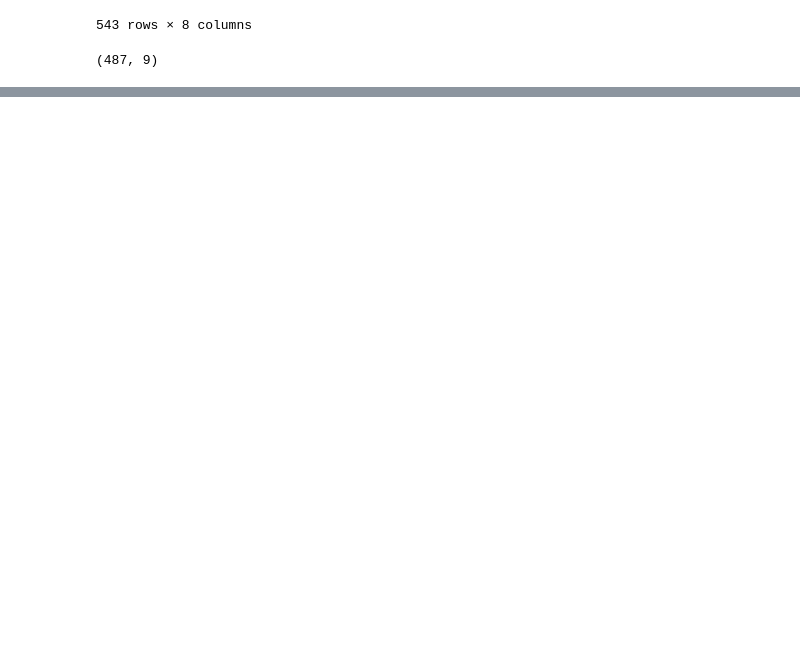
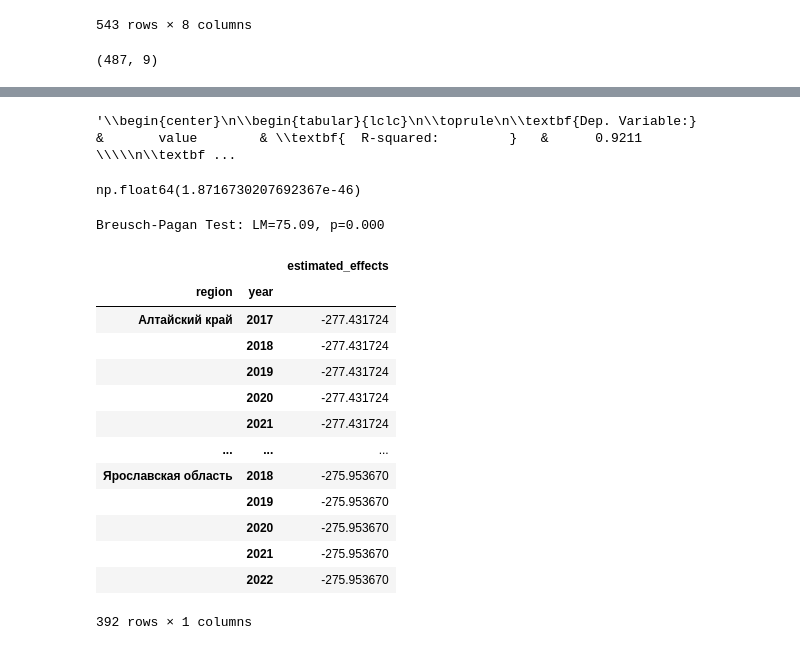
Before and after one commit to SergeevVladislav/hse_master_thesis, a Jupyter notebook: notebooks/Model_share_cashless_payments.ipynb, the cells around one changed output, grey strips where cells are left out. Cells and saved outputs as stored; diff of their text form; code cells hidden in the pictures; blank space fills up the shorter version.

```diff
--- a/notebooks/Model_share_cashless_payments.ipynb
+++ b/notebooks/Model_share_cashless_payments.ipynb
@@ -125,34 +231,17 @@ import statsmodels.api as sm
 import statsmodels.formula.api as smf
 from statsmodels.stats.diagnostic import het_breuschpagan
 
-# 1. Подготовка данных
-df = final_df.set_index(['region', 'year']).copy()  # Установка индексов панельных данных
-df['constant'] = 1  # Константа для LSDV
 
-# 2. LSDV модель (фиктивные переменные для регионов)
-formula = 'value ~ employable_population_share + cpi + men + women + covid + C(region) - 1'
-lsdv_model = smf.ols(formula, data=df.reset_index()).fit()
-print("LSDV Model Results:")
-print(lsdv_model.summary())
-
+cleaned_by_vif_cols = cleaned_data.columns.tolist()
 fe_model = PanelOLS(
     df['value'],
-    df[['employable_population_share', "men", "women", "cpi"]],
+    df[cleaned_by_vif_cols],
+    # df.drop(labels=["value"] + cols_to_drop, axis=1),
+    # df[fe_model.pvalues[fe_model.pvalues < 0.05].index.tolist()],
     entity_effects=True,
     time_effects=False,
-    drop_absorbed=True
+    drop_absorbed=False
 ).fit(cov_type='clustered', cluster_entity=True)
 print("\nFixed Effects Model Results:")
 print(fe_model)
-
-re_model = RandomEffects(
-    df['value'],
-    df[['employable_population_share', "men", "women", "cpi", "covid"]]
-).fit()
-print("\nRandom Effects Model Results:")
-print(re_model)
-
-comparison = compare({'FE': fe_model, 'RE': re_model})
-print("\nModel Comparison with Hausman Test:")
-print(comparison)
 # %% [output]
@@ -177,0 +277,45 @@ lsdv.
+# %%
+fe_model.summary.as_latex()
+# %% [output]
+'\\begin{center}\n\\begin{tabular}{lclc}\n\\toprule\n\\textbf{Dep. Variable:}                                 &       value        & \\textbf{  R-squared:         }   &      0.9211      \\\\\n\\textbf ...
+# %%
+import numpy as np
+from scipy.stats import chi2
+
+b_fe = fe_model.params.values
+b_re = re_model.params.values
+
+diff = b_fe - b_re
+
+cov_diff = fe_model.cov.values - re_model.cov.values
+inv_cov_diff = np.linalg.inv(cov_diff)
+hausman_stat = diff.T @ inv_cov_diff @ diff
+
+chi2.sf(hausman_stat, len(b_fe))
+# %% [output]
+np.float64(1.8716730207692367e-46)
+# %%
+# Тест Бреуша-Пагана
+residuals = fe_model.resids
+exog = sm.add_constant(df[cleaned_by_vif_cols])
+bp_test = het_breuschpagan(residuals, exog)
+print(f"\nBreusch-Pagan Test: LM={bp_test[0]:.2f}, p={bp_test[1]:.3f}")
+# %% [output]
+Breusch-Pagan Test: LM=75.09, p=0.000
+# %%
+fe_model.estimated_effects
+# %% [output]
+|  |  | estimated_effects |
+| region | year |  |
+| Алтайский край | 2017 | -277.431724 |
+|  | 2018 | -277.431724 |
+|  | 2019 | -277.431724 |
+|  | 2020 | -277.431724 |
+|  | 2021 | -277.431724 |
+| ... | ... | ... |
+| Ярославская область | 2018 | -275.953670 |
+|  | 2019 | -275.953670 |
+|  | 2020 | -275.953670 |
+|  | 2021 | -275.953670 |
+|  | 2022 | -275.953670 |
+392 rows × 1 columns
```
Also changed, not shown: parts of 15 cells of this notebook, 33 other files.
